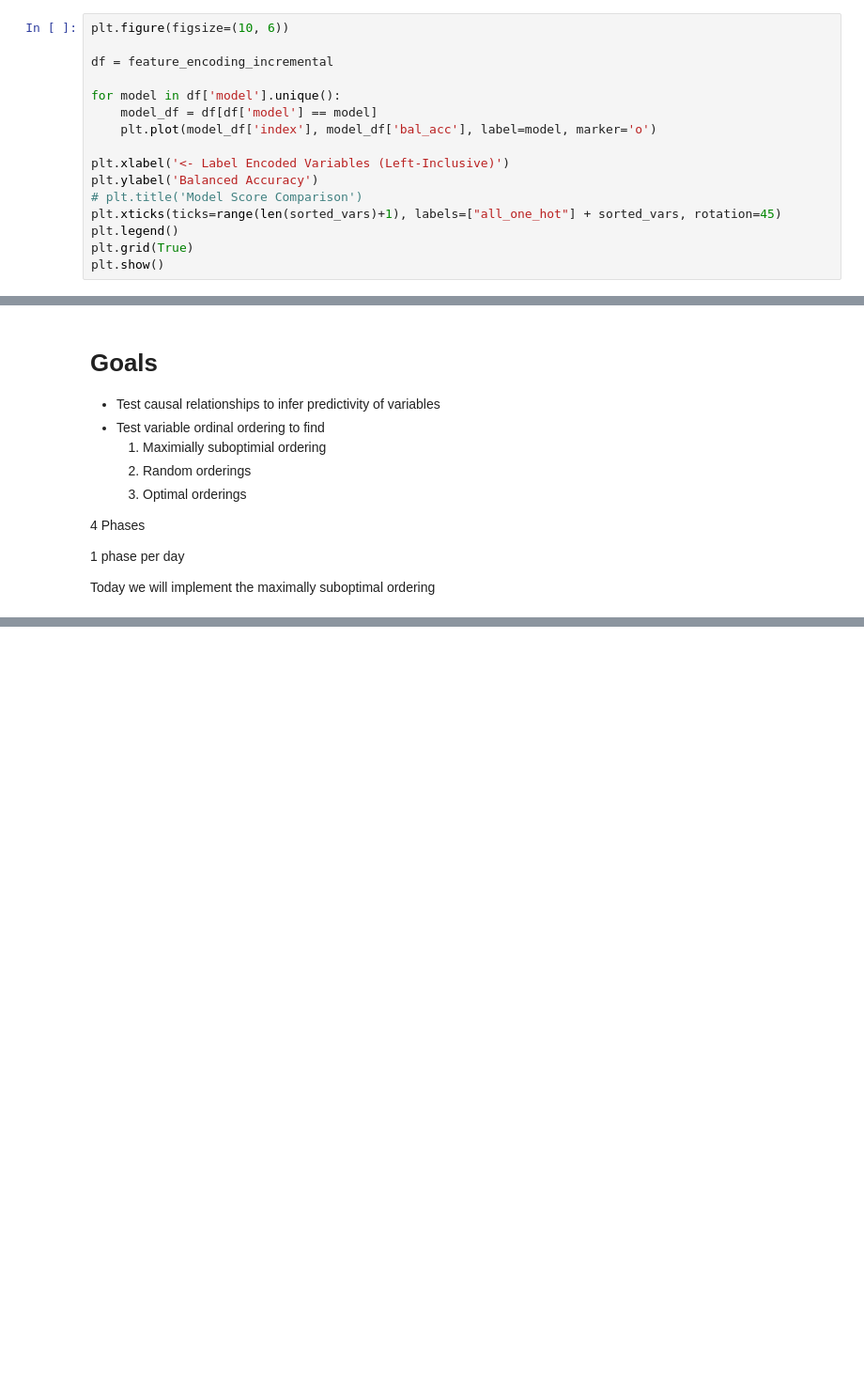
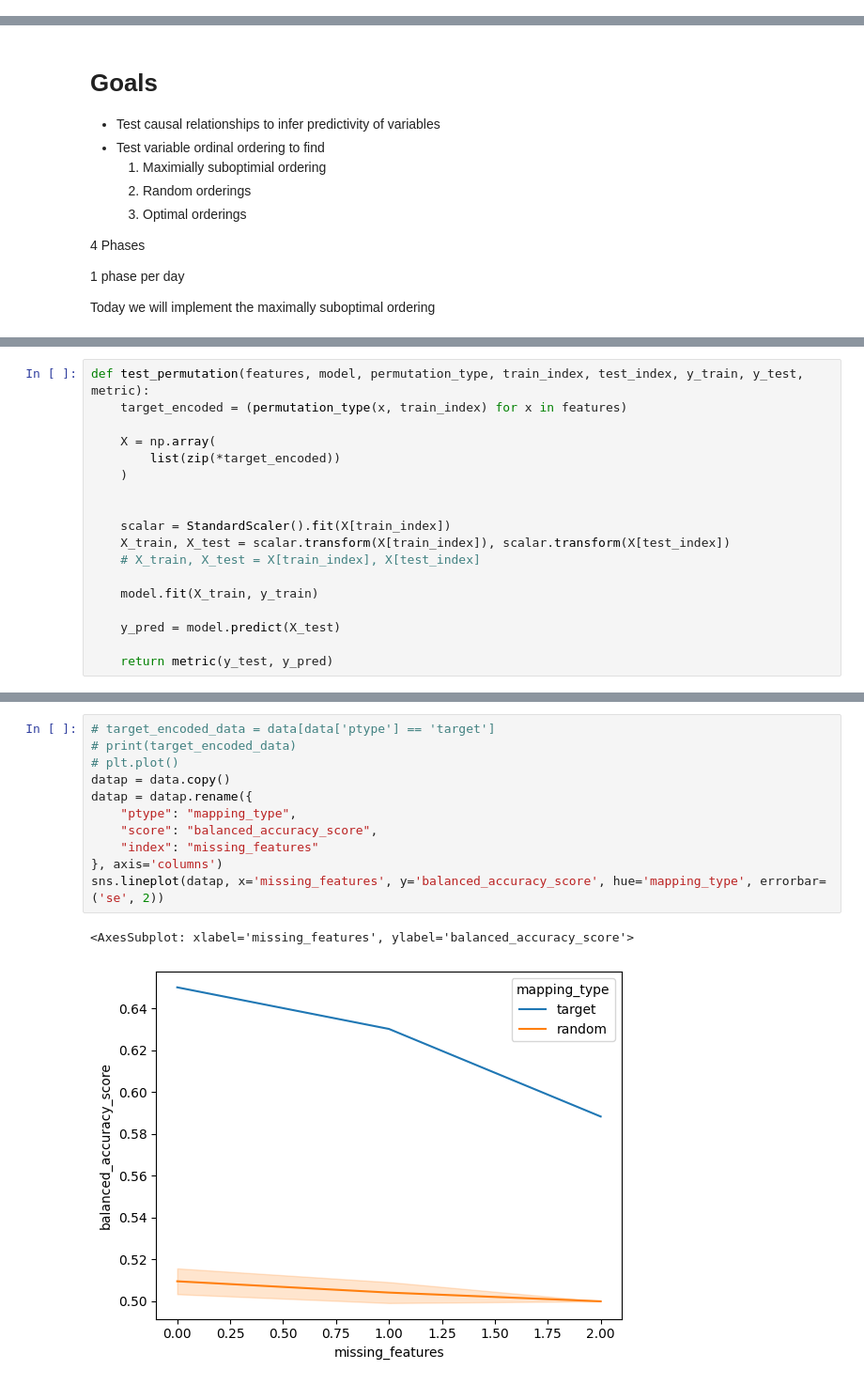
Before and after one commit to danielkopp4/Citation-Forecaster, a Jupyter notebook: analysis/exierment.ipynb, the cells around one changed output, grey strips where cells are left out. Shown at 94% size. Cells and saved outputs as stored; diff of their text form; blank space fills up the shorter version.

Commit message:
Tested optimal label encoding formats

```diff
--- a/analysis/exierment.ipynb
+++ b/analysis/exierment.ipynb
@@ -437,16 +40,0 @@ See the caveats in the documentation: https://pandas.pydata.org/pandas-docs/stab
-# %%
-plt.figure(figsize=(10, 6))
-
-df = feature_encoding_incremental
-
-for model in df['model'].unique():
-    model_df = df[df['model'] == model]
-    plt.plot(model_df['index'], model_df['bal_acc'], label=model, marker='o')
-
-plt.xlabel('<- Label Encoded Variables (Left-Inclusive)')
-plt.ylabel('Balanced Accuracy')
-# plt.title('Model Score Comparison')
-plt.xticks(ticks=range(len(sorted_vars)+1), labels=["all_one_hot"] + sorted_vars, rotation=45)
-plt.legend()
-plt.grid(True)
-plt.show()
@@ -470,0 +223,18 @@ Today we will implement the maximally suboptimal ordering
+# %%
+def test_permutation(features, model, permutation_type, train_index, test_index, y_train, y_test, metric):
+    target_encoded = (permutation_type(x, train_index) for x in features)
+
+    X = np.array(
+        list(zip(*target_encoded))
+    )
+
+
+    scalar = StandardScaler().fit(X[train_index])
+    X_train, X_test = scalar.transform(X[train_index]), scalar.transform(X[test_index])
+    # X_train, X_test = X[train_index], X[test_index]
+
+    model.fit(X_train, y_train)
+
+    y_pred = model.predict(X_test)
+
+    return metric(y_test, y_pred)
@@ -470,0 +281,14 @@ Today we will implement the maximally suboptimal ordering
+# %%
+# target_encoded_data = data[data['ptype'] == 'target']
+# print(target_encoded_data)
+# plt.plot()
+datap = data.copy()
+datap = datap.rename({
+    "ptype": "mapping_type",
+    "score": "balanced_accuracy_score",
+    "index": "missing_features"
+}, axis='columns')
+sns.lineplot(datap, x='missing_features', y='balanced_accuracy_score', hue='mapping_type', errorbar=('se', 2))
+# %% [output]
+<AxesSubplot: xlabel='missing_features', ylabel='balanced_accuracy_score'>
+[figure, added]
```
Also changed, not shown: parts of 32 cells of this notebook.
